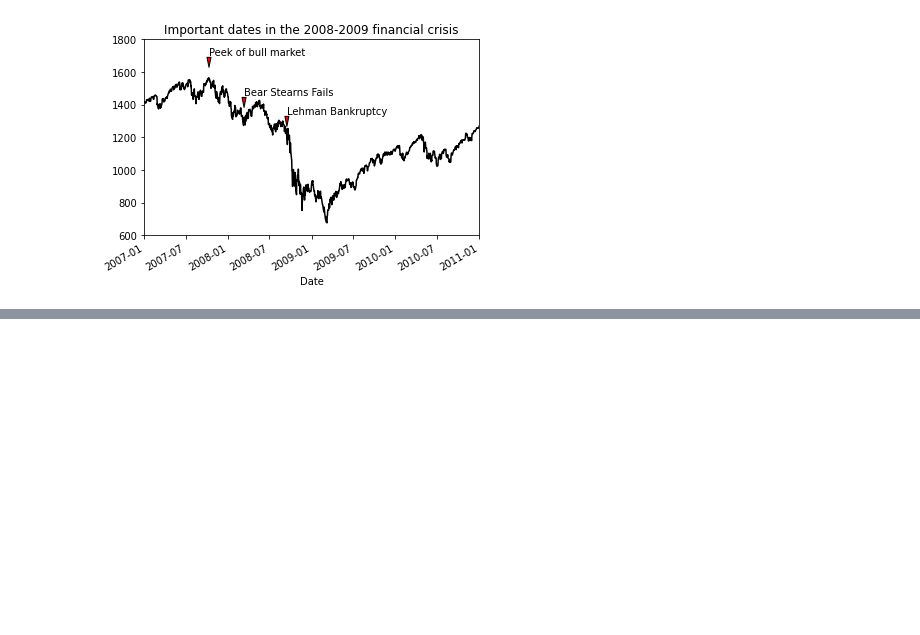
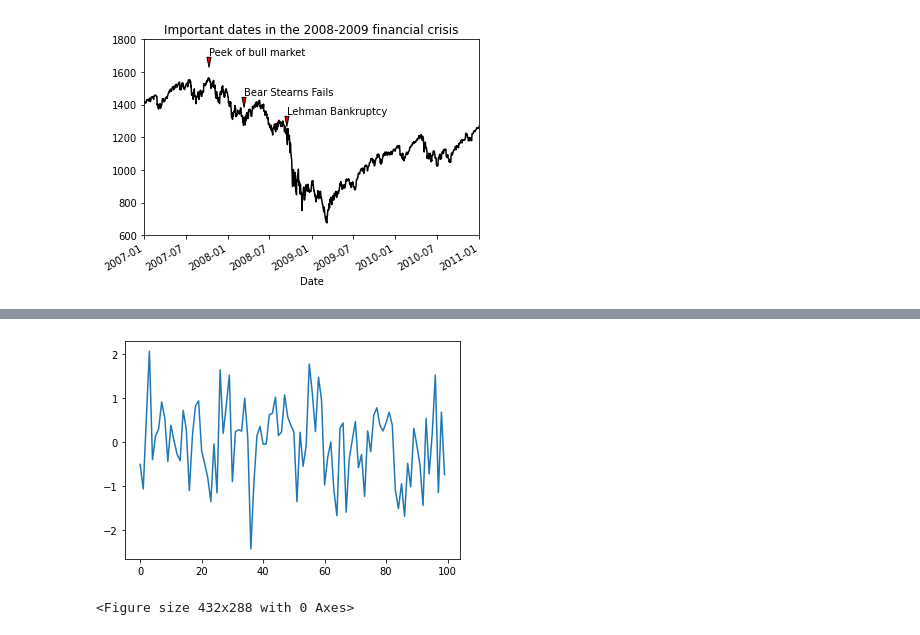
Before and after one commit to Kaiquenakao/plotagem-visualizacao, a Jupyter notebook: plotagem.ipynb, the cells around one changed output, grey strips where cells are left out. Drawn from its saved outputs; the diff is of its cells as text; code cells hidden in the pictures; blank space fills up the shorter version.

Commit message:
Salvando plotagens em arquivos

```diff
--- a/plotagem.ipynb
+++ b/plotagem.ipynb
@@ -294,0 +301,5 @@ ax.add_patch(pgon)
+# %%
+plt.plot(np.random.randn(100))
+plt.savefig("figpath.png", dpi=400, bbox_inches='tight') # Salvando plotagem
+# %% [output]
+[figure, added]
@@ -294,0 +308,7 @@ ax.add_patch(pgon)
+# %%
+from io import BytesIO
+buffer = BytesIO()
+plt.savefig(buffer)
+plot_data = buffer.getvalue()
+# %% [output]
+<Figure size 432x288 with 0 Axes>
```
Also changed, not shown: parts of 5 cells of this notebook, 3 other files.
